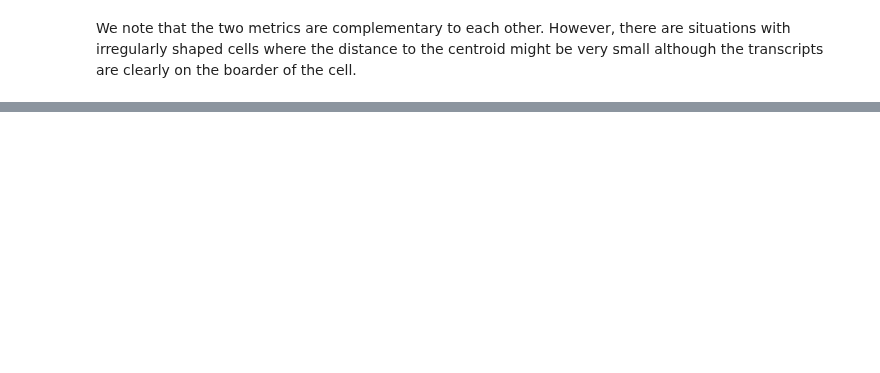
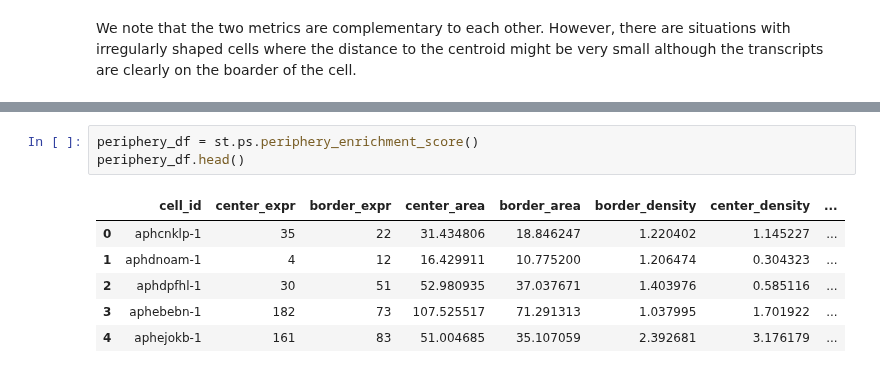
Before and after one commit to LazDaria/SegTraQ, a Jupyter notebook: docs/notebooks/point_statistics.ipynb, the cells around one changed output, grey strips where cells are left out. Cells and saved outputs as stored; diff of their text form; blank space fills up the shorter version.

Commit message:
added periphery_score into docs

```diff
--- a/docs/notebooks/point_statistics.ipynb
+++ b/docs/notebooks/point_statistics.ipynb
@@ -179,0 +181,10 @@ We note that the two metrics are complementary to each other. However, there are
+# %%
+periphery_df = st.ps.periphery_enrichment_score()
+periphery_df.head()
+# %% [output]
+|  | cell_id | center_expr | border_expr | center_area | border_area | border_density | center_density | ... |
+| 0 | aphcnklp-1 | 35 | 22 | 31.434806 | 18.846247 | 1.220402 | 1.145227 | ... |
+| 1 | aphdnoam-1 | 4 | 12 | 16.429911 | 10.775200 | 1.206474 | 0.304323 | ... |
+| 2 | aphdpfhl-1 | 30 | 51 | 52.980935 | 37.037671 | 1.403976 | 0.585116 | ... |
+| 3 | aphebebn-1 | 182 | 73 | 107.525517 | 71.291313 | 1.037995 | 1.701922 | ... |
+| 4 | aphejokb-1 | 161 | 83 | 51.004685 | 35.107059 | 2.392681 | 3.176179 | ... |
```
Also changed, not shown: parts of 5 cells of this notebook, 2 other files.
